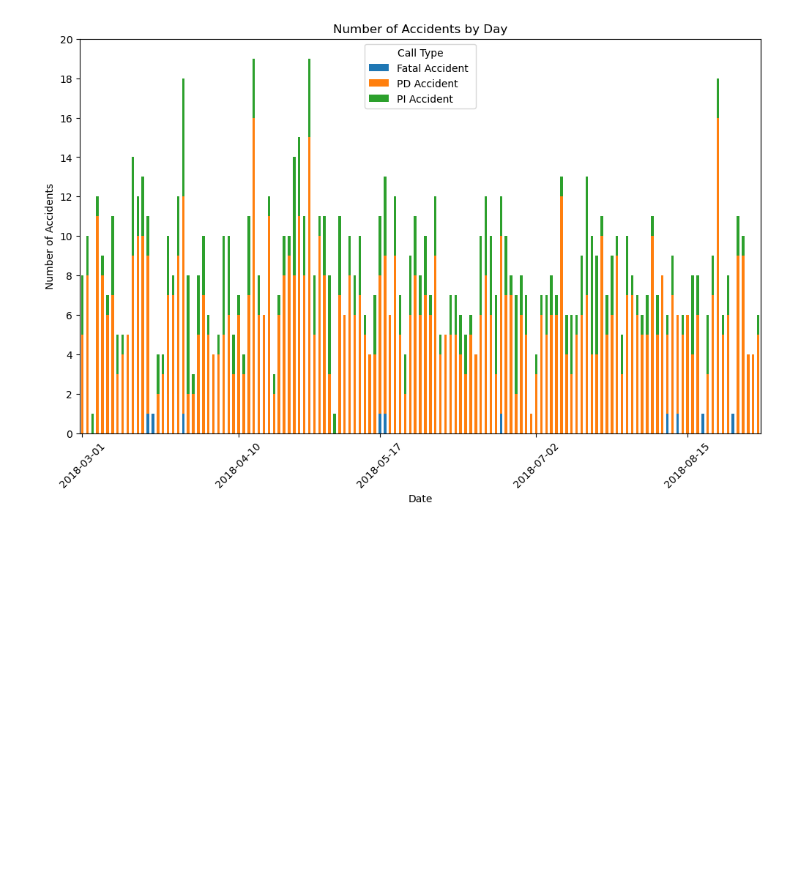
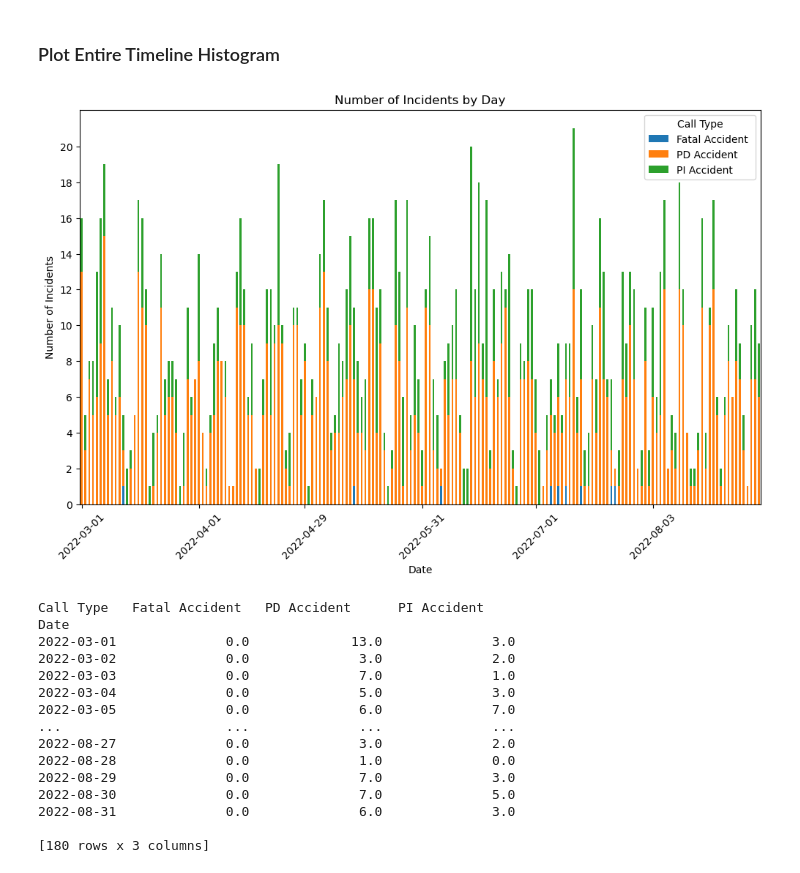
Before and after one commit to byu-transpolab/imt_optimization, a Jupyter notebook: python/histograms.ipynb, the cells around one changed output. Saved outputs shown, nothing was run; the diff lists cells and outputs as text; code cells hidden in the pictures; blank space fills up the shorter version.

```diff
--- a/python/histograms.ipynb
+++ b/python/histograms.ipynb
@@ -31,37 +10,63 @@ df
+# %% [markdown]
+### Plot Entire Timeline Histogram
 # %%
+file_2018 = 'Phase III Combinder_CAD+TS (Mar-August 2018) - Modified RCT.xlsm'
+file_2022 = 'Combinder_CAD+TS 2022 All - Modified RCT.xlsm'
 
-# Assuming you have a pandas DataFrame named 'df' with columns 'ID_Number', 'Timestamp', and 'Type'
+file = file_2018
+file = file_2022
+
+df = pd.read_excel(file, sheet_name='CAD_TS_Combined')
+df = df.drop_duplicates(subset=['Call ID Number'])
+df['Timestamp'] = pd.to_datetime(df['Call Received Time'])
+df['Date'] = df['Timestamp'].dt.date
 
 # Convert 'Timestamp' column to datetime
 df['Timestamp'] = pd.to_datetime(df['Call Received Time'])
 
 # Extract the date from the timestamp
 df['Date'] = df['Timestamp'].dt.date
-
 # Group the data by date and type and count the number of accidents
 grouped_data = df.groupby(['Date', 'Call Type']).size().reset_index(name='Count')
 
 # Create a pivot table to rearrange the data for plotting
 pivot_table = grouped_data.pivot(index='Date', columns='Call Type', values='Count')
+pivot_table = pivot_table.fillna(0)
 
 # Set the figure size
 fig, ax = plt.subplots(figsize=(12, 7))
 
 # Plot the histogram
 pivot_table.plot(kind='bar', stacked=True, ax=ax)
 
 # Set labels and title
 plt.xlabel('Date')
-plt.ylabel('Number of Accidents')
-plt.title('Number of Accidents by Day')
+plt.ylabel('Number of Incidents')
+plt.title('Number of Incidents by Day')
 
 # Set x-axis tick format to show only each month
 plt.gca().xaxis.set_major_locator(mdates.MonthLocator())
 
 # Rotate the x-axis tick labels for better visibility
 plt.xticks(rotation=45)
 plt.yticks(np.arange(0, 21, step=2))
 # Show the plot
 plt.show()
+print((pivot_table))
 # %% [output]
-[figure, old version]
+[figure, new version]
+Call Type   Fatal Accident   PD Accident      PI Accident
+Date
+2022-03-01              0.0             13.0              3.0
+2022-03-02              0.0              3.0              2.0
+2022-03-03              0.0              7.0              1.0
+2022-03-04              0.0              5.0              3.0
+2022-03-05              0.0              6.0              7.0
+...                     ...              ...              ...
+2022-08-27              0.0              3.0              2.0
+2022-08-28              0.0              1.0              0.0
+2022-08-29              0.0              7.0              3.0
+2022-08-30              0.0              7.0              5.0
+2022-08-31              0.0              6.0              3.0
+
+[180 rows x 3 columns]
```
Also changed, not shown: parts of 12 cells of this notebook, 1 other file.
